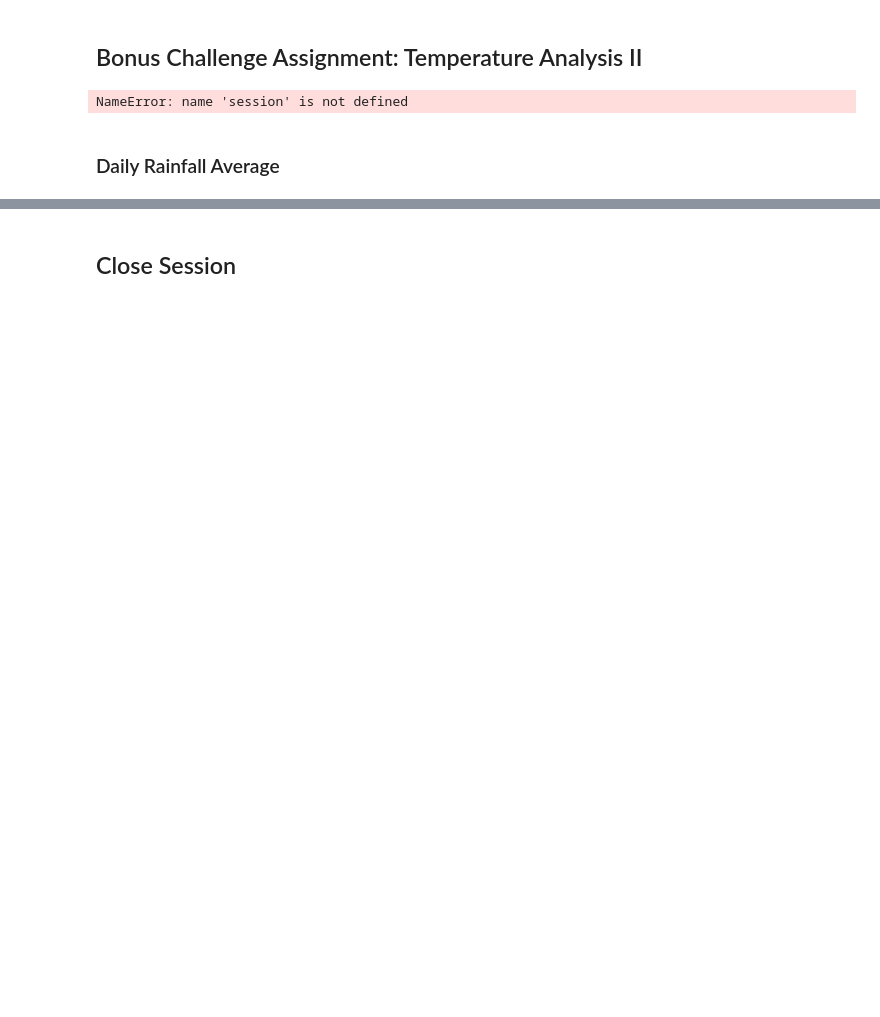
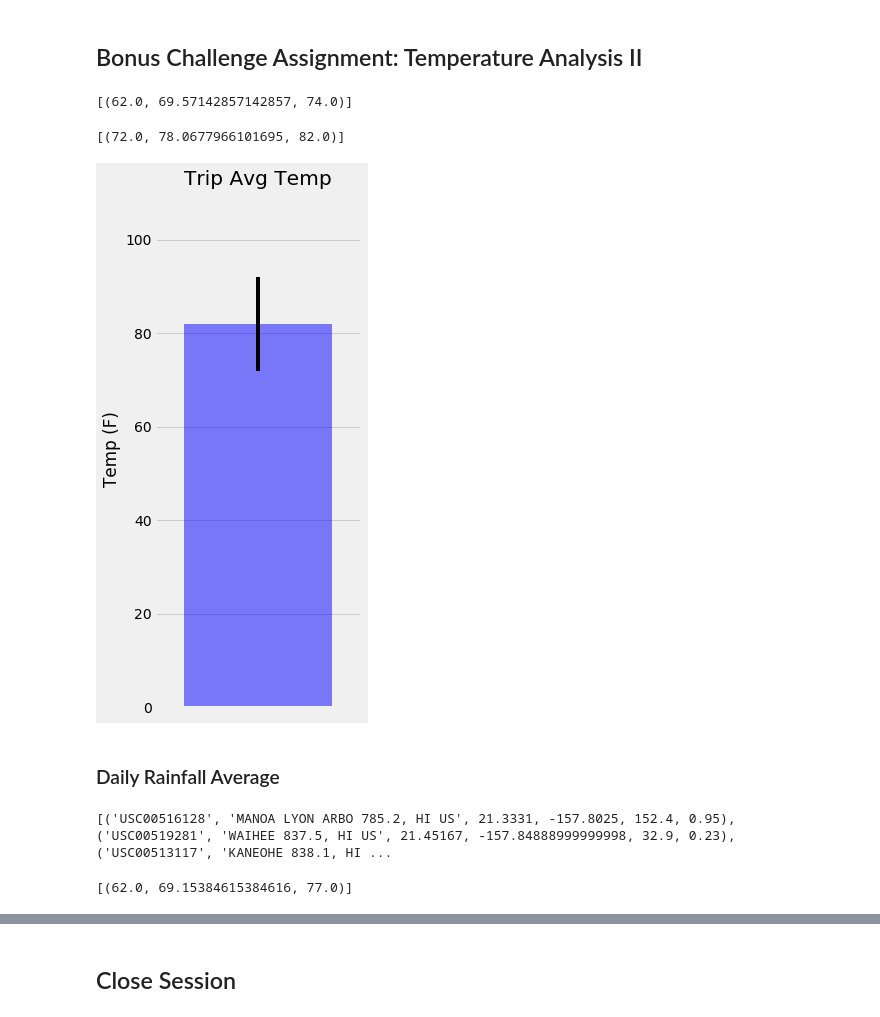
Before and after one commit to sanureet/Hawaii-Climate-Analysis-SQLAlchemy, a Jupyter notebook: temp_analysis_bonus_2_starter.ipynb, the cells around one changed output, grey strips where cells are left out. Saved outputs shown, nothing was run; the diff lists cells and outputs as text; code cells hidden in the pictures; blank space fills up the shorter version.

Commit message:
worked on bonus plots

```diff
--- a/temp_analysis_bonus_2_starter.ipynb
+++ b/temp_analysis_bonus_2_starter.ipynb
@@ -17,7 +18,7 @@ from sqlalchemy.orm import Session
 from sqlalchemy import create_engine, func
 # %%
 # create engine to hawaii.sqlite
-engine = create_engine("sqlite:///hawaii.sqlite")
+engine = create_engine("sqlite:///Resources/hawaii.sqlite")
 # %%
 # reflect an existing database into a new model
 Base = automap_base()
@@ -53,27 +52,66 @@ def calc_temps(start_date, end_date):
         TMIN, TAVE, and TMAX
     """
 
-    return session.query(func.min(Measurement.tobs), func.avg(Measurement.tobs), func.max(Measurement.tobs)).\
-        filter(Measurement.date >= start_date).filter(Measurement.date <= end_date).all()
+    return session.query(func.min(measurement.tobs), func.avg(measurement.tobs), func.max(measurement.tobs)).\
+        filter(measurement.date >= start_date).filter(measurement.date <= end_date).all()
 
 # For example
 print(calc_temps('2012-02-28', '2012-03-05'))
 # %% [output]
-NameError: name 'session' is not defined
+[(62.0, 69.57142857142857, 74.0)]
 # %%
 # Use the function `calc_temps` to calculate the tmin, tavg, and tmax
 # for a year in the data set
+prev_yr_trip_start = '2016-08-15'
+prev_yr_trip_end = '2016-08-23'
+print(calc_temps(prev_yr_trip_start, prev_yr_trip_end))
+# %% [output]
+[(72.0, 78.0677966101695, 82.0)]
 # %%
 # Plot the results from your previous query as a bar chart.
 # Use "Trip Avg Temp" as your Title
 # Use the average temperature for bar height (y value)
 # Use the peak-to-peak (tmax-tmin) value as the y error bar (yerr)
+trip_temps = calc_temps(prev_yr_trip_start, prev_yr_trip_end)
+
+trip_avg = trip_temps[0][1]
+trip_min = trip_temps[0][0]
+trip_max = trip_temps[0][2]
+yerr = [trip_max - trip_min]
+
+fig, ax = plt.subplots(figsize=plt.figaspect(2.))
+
+bar= ax.bar(1, trip_max, yerr=yerr,alpha=0.5, color="blue")
+ax.set(xticks=range(1), xticklabels="a", title="Trip Avg Temp", ylabel = "Temp (F)")
+ax.margins(.2,.2)
+fig.tight_layout()
+plt.savefig("avg_temp.png")
+# %% [output]
+[figure, added]
 # %% [markdown]
 ### Daily Rainfall Average
 # %%
 # Calculate the total amount of rainfall per weather station for your trip dates using the previous year's
 # matching dates.
 # Sort this in descending order by precipitation amount and list the station, name, latitude, longitude, and elevation
+def precipitation(start_date, end_date):
+    sel = [measurement.station,
+           Station.name,
+           Station.latitude,
+           Station.longitude,
+           Station.elevation,
+           measurement.prcp]
+
+    return session.query(*sel).\
+            filter(measurement.station == Station.station).\
+            filter(measurement.date >= start_date).\
+            filter(measurement.date <= end_date).\
+            group_by(measurement.station).\
+            order_by(measurement.prcp.desc()).all()
+
+print(precipitation(prev_yr_trip_start, prev_yr_trip_end))
+# %% [output]
+[('USC00516128', 'MANOA LYON ARBO 785.2, HI US', 21.3331, -157.8025, 152.4, 0.95), ('USC00519281', 'WAIHEE 837.5, HI US', 21.45167, -157.84888999999998, 32.9, 0.23), ('USC00513117', 'KANEOHE 838.1, HI ...
 # %%
 # Use this function to calculate the daily normals
 # (i.e. the averages for tmin, tmax, and tavg for all historic data matching a specific month and day)
@@ -89,11 +127,13 @@ def daily_normals(date):
 
     """
 
-    sel = [func.min(Measurement.tobs), func.avg(Measurement.tobs), func.max(Measurement.tobs)]
-    return session.query(*sel).filter(func.strftime("%m-%d", Measurement.date) == date).all()
+    sel = [func.min(measurement.tobs), func.avg(measurement.tobs), func.max(measurement.tobs)]
+    return session.query(*sel).filter(func.strftime("%m-%d", measurement.date) == date).all()
 
 # For example
 daily_normals("01-01")
+# %% [output]
+[(62.0, 69.15384615384616, 77.0)]
 # %%
 # calculate the daily normals for your trip
 # push each tuple of calculations into a list called `normals`
```
Also changed, not shown: parts of 8 cells of this notebook, 2 other files.
